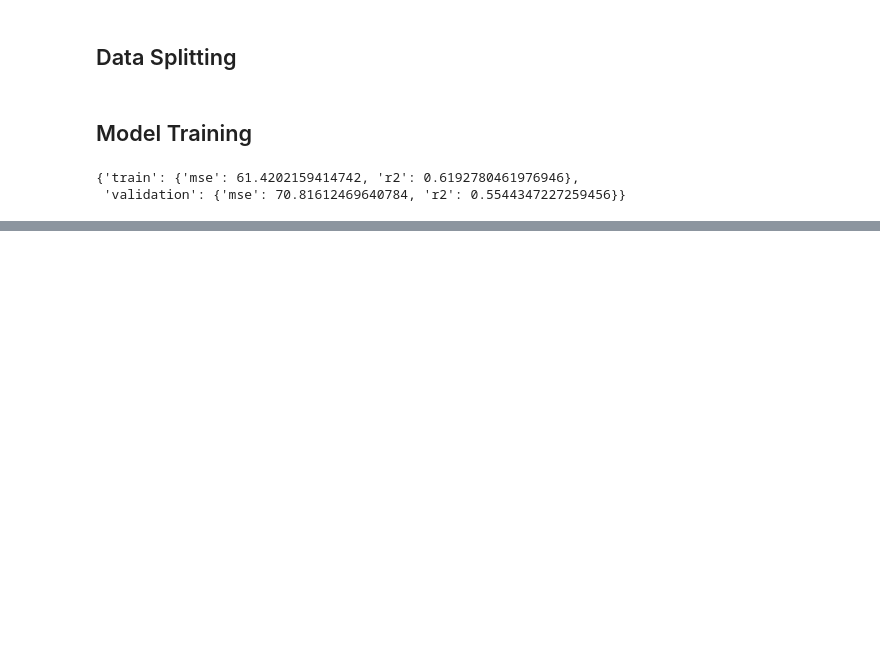
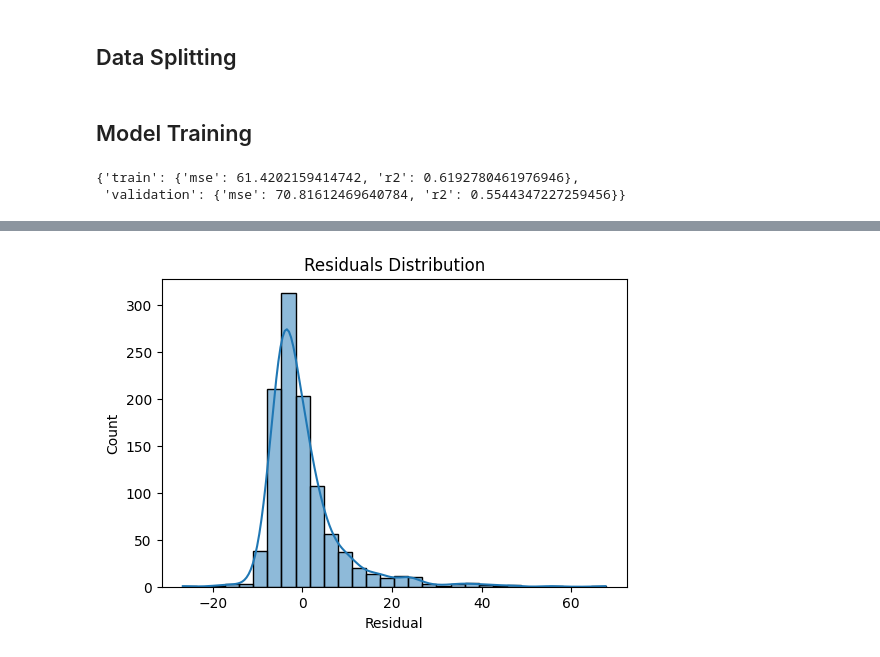
Before and after one commit to beslirum/case-2-kod-adi-dijital, a Jupyter notebook: notebooks/random_forest_training.ipynb, the cells around one changed output, grey strips where cells are left out. Saved outputs shown, nothing was run; the diff lists cells and outputs as text; code cells hidden in the pictures; blank space fills up the shorter version.

```diff
--- a/notebooks/random_forest_training.ipynb
+++ b/notebooks/random_forest_training.ipynb
@@ -94,0 +109,4 @@ trainer.evaluate_many(
+# %%
+plot_residuals(y_test, trainer.predict(X_test))
+# %% [output]
+[figure, added]
```
Also changed, not shown: parts of 5 cells of this notebook.
